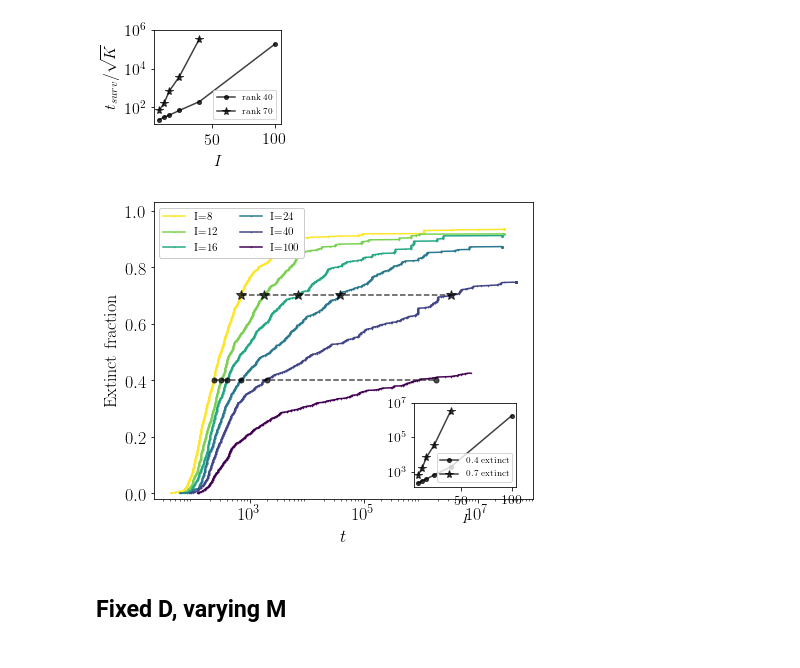
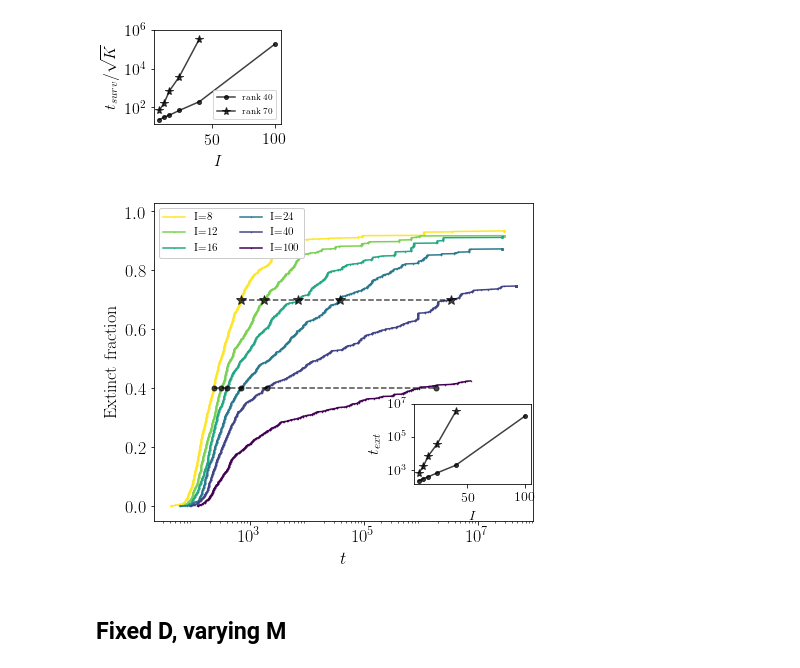
Before and after one commit to eco-theory/Island-eco-figures, a Jupyter notebook: Figure_plotting_2019_02.ipynb, the cells around one changed output. Cells and saved outputs as stored; diff of their text form; code cells hidden in the pictures.

Commit message:
More edits to plots

```diff
--- a/Figure_plotting_2019_02.ipynb
+++ b/Figure_plotting_2019_02.ipynb
@@ -2294,7 +2296,7 @@ D_indices = [0,1,2,4,8,9]   #D values to plot
 cmap = mpl.cm.get_cmap('viridis_r')
 colors = cmap(np.linspace(0,1,len(D_indices)))
 
-fig = plt.figure(figsize=(6.5,5.3))
+fig = plt.figure(figsize=(6.5,5.6))
 
 plot_counter = 0
 for D_ind in D_indices:
@@ -2311,7 +2313,7 @@ for D_ind in D_indices:
     plot_counter +=1
 
 plt.xscale('log')
-plt.ylim((-0.02,1.03))
+plt.ylim((-0.05,1.03))
 #plt.yticks([0,25,50,75,100])
 plt.xticks([1e1, 1e3, 1e5,1e7])
 plt.tick_params(labelsize=18)
@@ -2381,43 +2383,43 @@ plt.plot(extinct_times,(r/100.)*np.ones(len(extinct_times)),'*--',color='k',mark
 
 # plot survival time vs. island
 
-ax1 = fig.add_axes([0.7,0.20,0.22,0.22])
+ax1 = fig.add_axes([0.7,0.25,0.25,0.20])
 
 
 
 # for ii in range(len(rank_bins)):
 #     for D_ind in range(D_num):
 #         plt.plot(num_islands_list[D_ind],extinct_times_binned[D_ind,ii]/(M*np.sqrt(K)),'o-',color=colors[D_ind],label='{}'.format(rank_bins[ii]))
 
 ii = 0
 
 num_islands = num_islands_list[D_indices]
 extinct_times = extinct_times_binned[D_indices,ii]
 plt.plot(num_islands,extinct_times,'k.-',markersize = 8,label='${:.1f}$ extinct'.format(rank_bins[ii]/100.),alpha=0.75)
 
 ii = 1
 
 num_islands = num_islands_list[D_indices]
 extinct_times = extinct_times_binned[D_indices,ii]
 plt.plot(num_islands,extinct_times,'k*-',markersize = 8,label='${:.1f}$ extinct'.format(rank_bins[ii]/100.),alpha=0.75)
 
 
 ax1.set_yscale('log')
 # plt.xlim((0,100))
 # plt.ylim((1,1e6))
 # plt.xticks([0,20,40])
 ax1.set_yticks([1e3,1e5,1e7])
 ax1.tick_params(labelsize=14)
 # plt.yticks([1,1e2,1e4])
-#ax1.set_ylabel(r'$t_{surv}/\sqrt{K}$')
+ax1.set_ylabel(r'$t_{ext}$')
 ax1.set_xlabel(r'$I$',fontsize=14)
-ax1.legend(prop={'size':9})
+#ax1.legend(prop={'size':9},loc="lower right")
 #ax1.tight_layout()
 
 plt.savefig('figures/survival_times_inset.pdf')
 # plt.legend()
 # %% [output]
-[figure, old version]
+[figure, new version]
 # %% [markdown]
 ## Fixed D, varying M
 # %%
```
Also changed, not shown: parts of 6 cells of this notebook, 7 other files.
